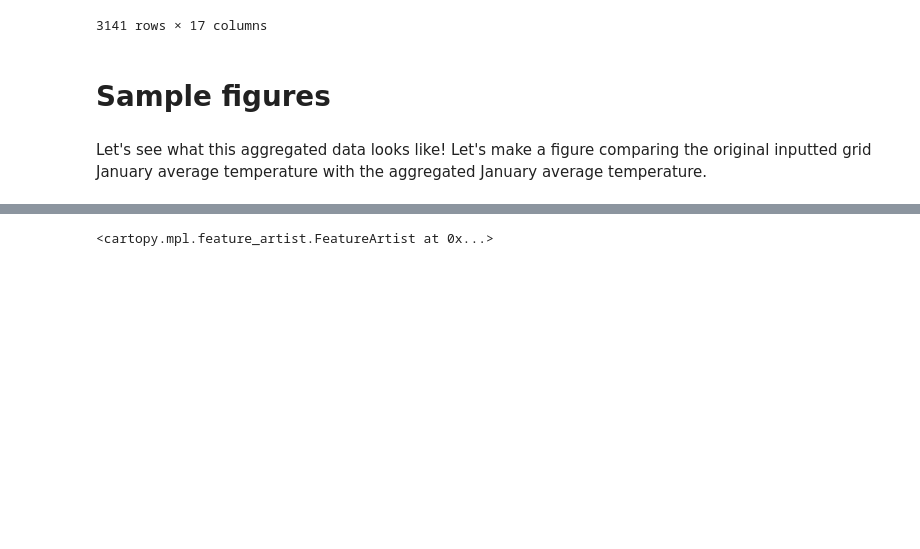
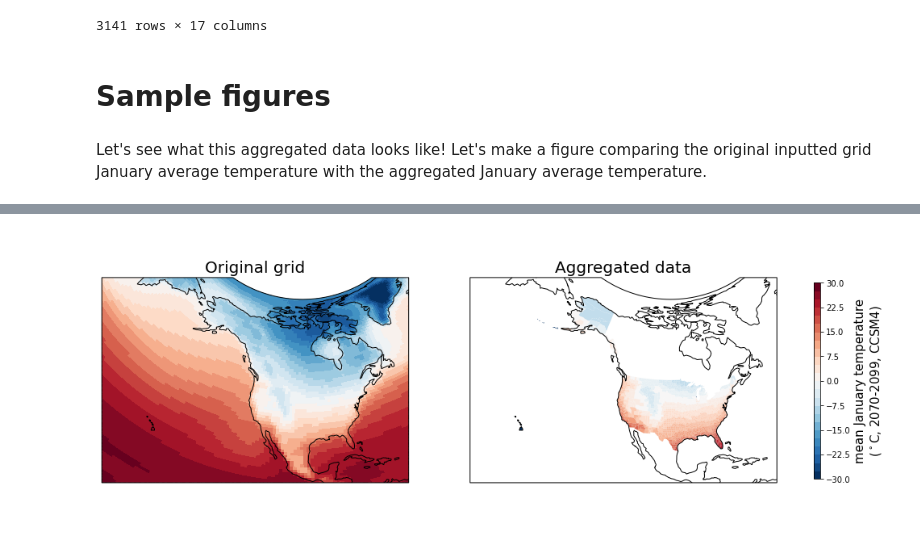
Before and after one commit to ks905383/xagg_archived, a Jupyter notebook: sample_run.ipynb, the cells around one changed output, grey strips where cells are left out. Cells and saved outputs as stored; diff of their text form; code cells hidden in the pictures; blank space fills up the shorter version.

```diff
--- a/sample_run.ipynb
+++ b/sample_run.ipynb
@@ -152,25 +151,2 @@ UsageError: Line magic function `%%matplotlib` not found.
 # %%
 gdf['tas'] = ds_out.tas.isel(month=0).values
-# %%
-fig = plt.figure(figsize=(5,10))
-
-norm = plt.Normalize(273.15-20, 273.15+20)
-
-cmap = mpl.cm.RdBu
-color = cmap(norm(gdf.tas))
-
-#ax0 = plt.subplot(projection=ccrs.EckertIV())
-
-
-ax1 = plt.subplot(projection=ccrs.AlbersEqualArea())
-ax1.add_geometries(gdf.to_crs(ccrs.AlbersEqualArea().proj4_init)['geometry'], crs=ccrs.EckertIV())
-
-
-ax1.set_extent([-179,-65,22,80])
-ax1.coastlines()
-
-#gdf.plot(column='tas',transform=ccrs.PlateCarree(),axis=ax1)
-#plt.colorbar()
-#ax1.coastlines()
-# %% [output]
-<cartopy.mpl.feature_artist.FeatureArtist at 0x...>
@@ -181,0 +153,46 @@ color = cmap(norm(gdf.tas))
+# %%
+hist_bins = np.arange(273.15-30,273.15+30,2.5)
+hist_idxs = np.digitize(gdf.tas,hist_bins)
+
+norm = plt.Normalize(273.15-30, 273.15+30)
+
+proj = ccrs.AlbersEqualArea(central_longitude=-100)
+
+cmap = mpl.cm.RdBu_r
+color = cmap(norm(hist_bins))
+
+fig = plt.figure(figsize=(15,5))
+
+ax0 = plt.subplot(1,2,1,projection=proj)
+ds.isel(month=0).sortby('lon').tas.plot(transform=ccrs.PlateCarree(),
+                                        vmin=273.15-30,vmax=273.15+30,
+                                        levels=int(60/2.5)+1,
+                                        cmap=mpl.cm.RdBu_r,
+                                        add_colorbar=False)
+ax0.set_extent([-170,-65,10,80])
+ax0.coastlines()
+ax0.set_title('Original grid',fontsize=20)
+
+
+ax1 = plt.subplot(1,2,2,projection=proj)
+
+for hist_digit in np.unique(hist_idxs):
+    ax1.add_geometries(gdf.to_crs(proj.proj4_init).iloc[hist_idxs==hist_digit]['geometry'],
+                       crs = proj,
+                       facecolor=(color[hist_digit]))
+
+ax1.set_extent([-170,-65,10,80])
+ax1.coastlines()
+ax1.set_title('Aggregated data',fontsize=20)
+
+
+fig.subplots_adjust(right=0.9)
+cbar_ax = fig.add_axes([0.9, 0, 0.05, 1])
+#norm = mpl.colors.Normalize(vmin=-30, vmax=30)
+norm = mpl.colors.BoundaryNorm(np.linspace(-30,30,int(60/2.5)+1), cmap.N)
+cbar_ax.axis('off')
+cb1 = plt.colorbar(mpl.cm.ScalarMappable(norm=norm,cmap=cmap),ax=cbar_ax,
+                   aspect=30)
+cb1.set_label('mean January temperature\n($^\circ$C, 2070-2099, CCSM4)',fontsize=15)
+# %% [output]
+[figure, added]
```
Also changed, not shown: parts of 11 cells of this notebook, 2 other files.
